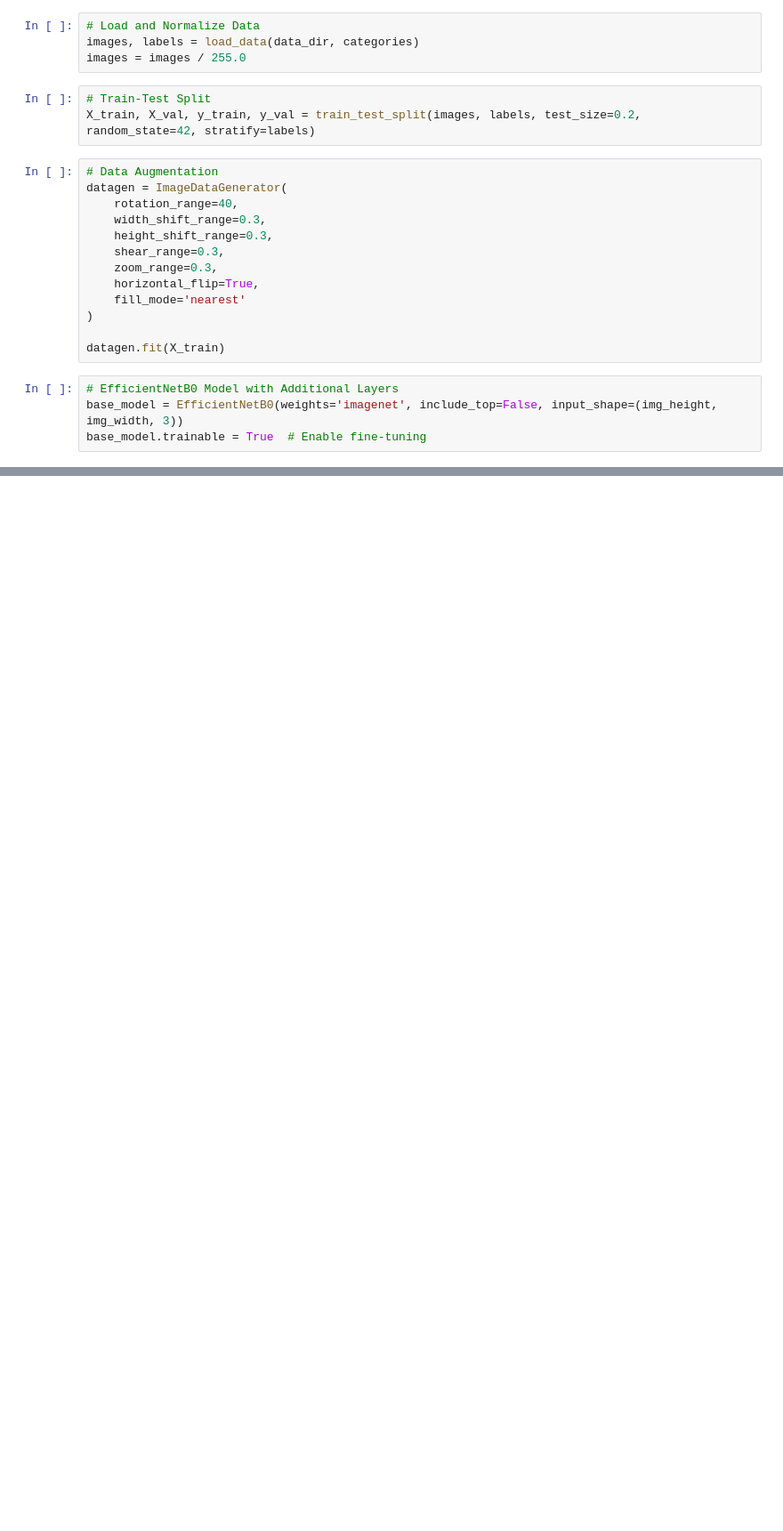
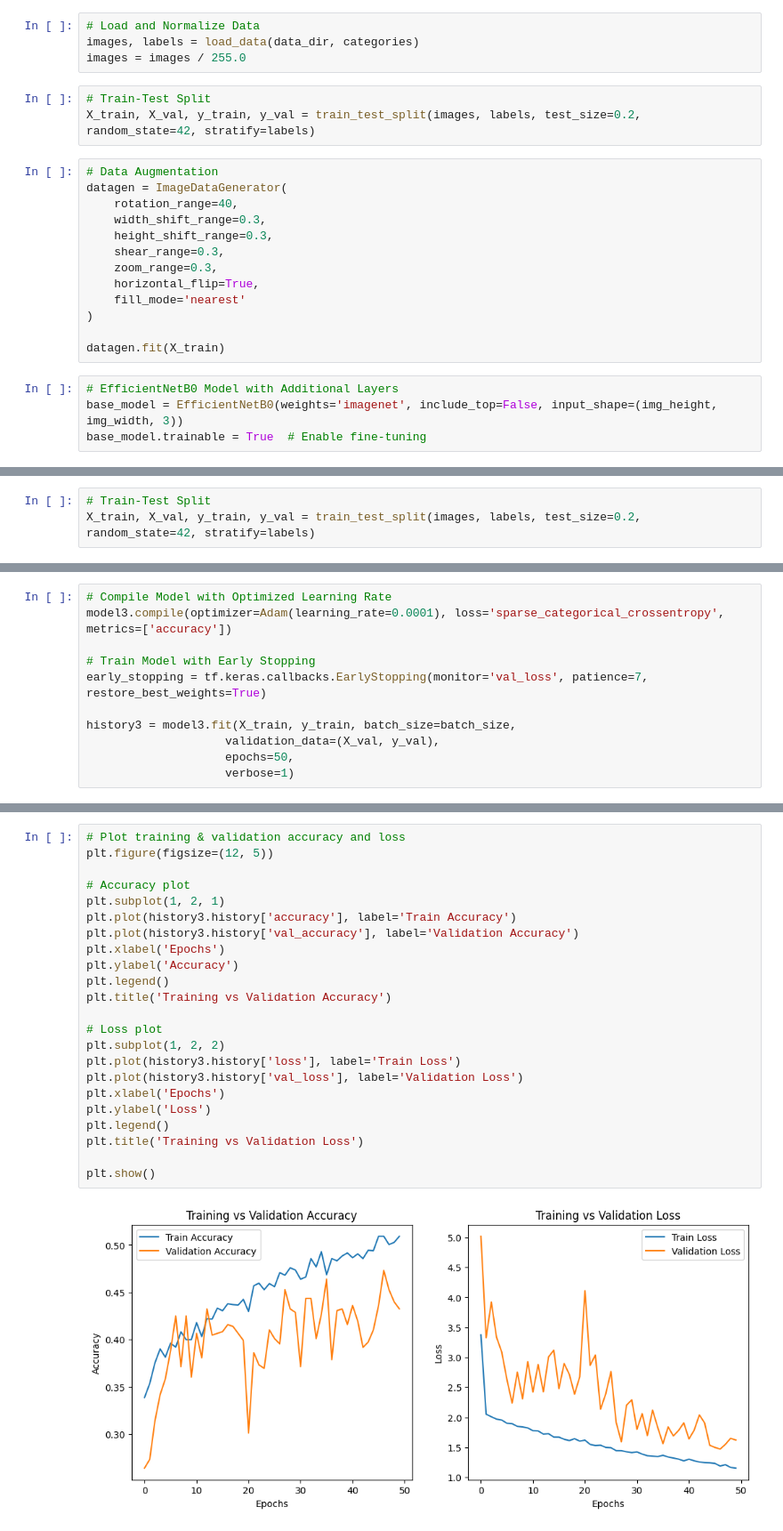
Before and after one commit to kishan20-00/Acne_severe, a Jupyter notebook: model/New_Model.ipynb, the cells around one changed output, grey strips where cells are left out. Shown at 89% size. Drawn from its saved outputs; the diff is of its cells as text; blank space fills up the shorter version.

```diff
--- a/model/New_Model.ipynb
+++ b/model/New_Model.ipynb
@@ -125,0 +262,3 @@ WARNING:absl:You are saving your model as an HDF5 file via `model.save()` or `ke
+# %%
+# Train-Test Split
+X_train, X_val, y_train, y_val = train_test_split(images, labels, test_size=0.2, random_state=42, stratify=labels)
@@ -125,0 +290,11 @@ WARNING:absl:You are saving your model as an HDF5 file via `model.save()` or `ke
+# %%
+# Compile Model with Optimized Learning Rate
+model3.compile(optimizer=Adam(learning_rate=0.0001), loss='sparse_categorical_crossentropy', metrics=['accuracy'])
+
+# Train Model with Early Stopping
+early_stopping = tf.keras.callbacks.EarlyStopping(monitor='val_loss', patience=7, restore_best_weights=True)
+
+history3 = model3.fit(X_train, y_train, batch_size=batch_size,
+                    validation_data=(X_val, y_val),
+                    epochs=50,
+                    verbose=1)
@@ -125,0 +326,25 @@ WARNING:absl:You are saving your model as an HDF5 file via `model.save()` or `ke
+# %%
+# Plot training & validation accuracy and loss
+plt.figure(figsize=(12, 5))
+
+# Accuracy plot
+plt.subplot(1, 2, 1)
+plt.plot(history3.history['accuracy'], label='Train Accuracy')
+plt.plot(history3.history['val_accuracy'], label='Validation Accuracy')
+plt.xlabel('Epochs')
+plt.ylabel('Accuracy')
+plt.legend()
+plt.title('Training vs Validation Accuracy')
+
+# Loss plot
+plt.subplot(1, 2, 2)
+plt.plot(history3.history['loss'], label='Train Loss')
+plt.plot(history3.history['val_loss'], label='Validation Loss')
+plt.xlabel('Epochs')
+plt.ylabel('Loss')
+plt.legend()
+plt.title('Training vs Validation Loss')
+
+plt.show()
+# %% [output]
+[figure, added]
```
Also changed, not shown: parts of 82 cells of this notebook, 1 other file.
